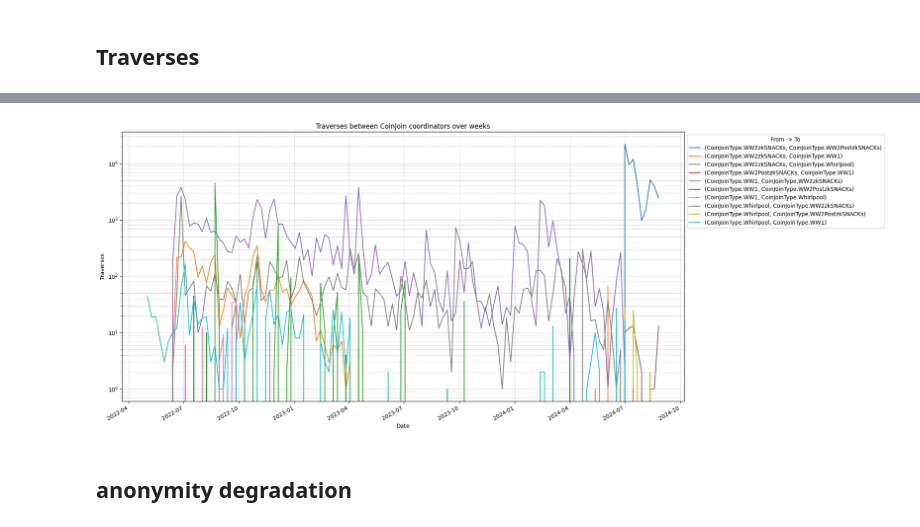
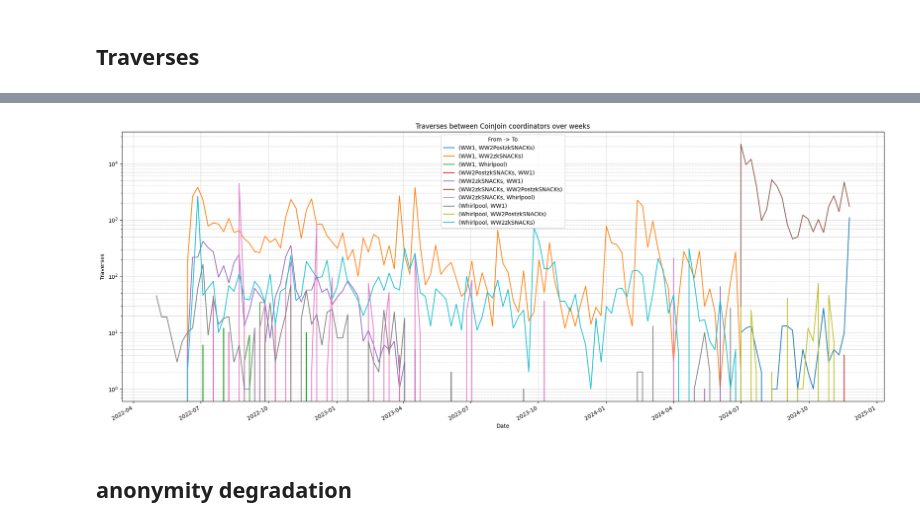
Before and after one commit to mmstanone/blocksci, a Jupyter notebook: Notebooks/thesis.ipynb, the cells around one changed output, grey strips where cells are left out. Cells and saved outputs as stored; diff of their text form; code cells hidden in the pictures.

```diff
--- a/Notebooks/thesis.ipynb
+++ b/Notebooks/thesis.ipynb
@@ -236,7 +232,7 @@ for dt, from_map in traverses.items():
             # non-relevant values before this date
             if time < datetime.datetime(2022, 5, 1):
                 continue
-            records.append({"datetime": time, "from_cj": blocksci.CoinJoinType(from_cj), "to_cj": blocksci.CoinJoinType(to_cj), "count": count})
+            records.append({"datetime": time, "from_cj": str(blocksci.CoinJoinType(from_cj)).split('.')[1], "to_cj": str(blocksci.CoinJoinType(to_cj)).split('.')[1], "count": count})
 
 df = pd.DataFrame(records)
 df['datetime'] = pd.to_datetime(df['datetime'])
@@ -255,34 +251,34 @@ full_index = pd.MultiIndex.from_product(
     names=["week", "from_cj", "to_cj"]
 )
 
 # Reindex the original data to align with the full set of combinations
 df['week'] = df['week'].dt.normalize()
 df_full = df.groupby(['week', 'from_cj', 'to_cj'])['count'].sum().reset_index()
 df_full = df_full.set_index(["week", "from_cj", "to_cj"]).reindex(full_index, fill_value=0).reset_index()
 
 # Pivot the DF over weeks
 pivot_df = df_full.pivot_table(
     index="week",
     columns=["from_cj", "to_cj"],
     values="count",
     fill_value=0
 )
 
 
 pivot_df = pivot_df.drop(columns=pivot_df.columns[(pivot_df == 0).all()])
 
 pivot_df.plot(figsize=(20, 8), logy=True)
 plt.title("Traverses between CoinJoin coordinators over weeks")
 plt.xlabel("Date")
 plt.ylabel("Traverses")
-plt.legend(title="From -> To", bbox_to_anchor=(1, 1))
+plt.legend(title="From -> To")
 plt.tight_layout()
 plt.grid(True, which="both", ls="--", linewidth=0.5)
 plt.savefig("/mnt/blocksci/traverses.png")
 
 
 plt.show()
 # %% [output]
-[figure, old version]
+[figure, new version]
 # %% [markdown]
 ## anonymity degradation
```
Also changed, not shown: parts of 7 cells of this notebook, 1 other file.
